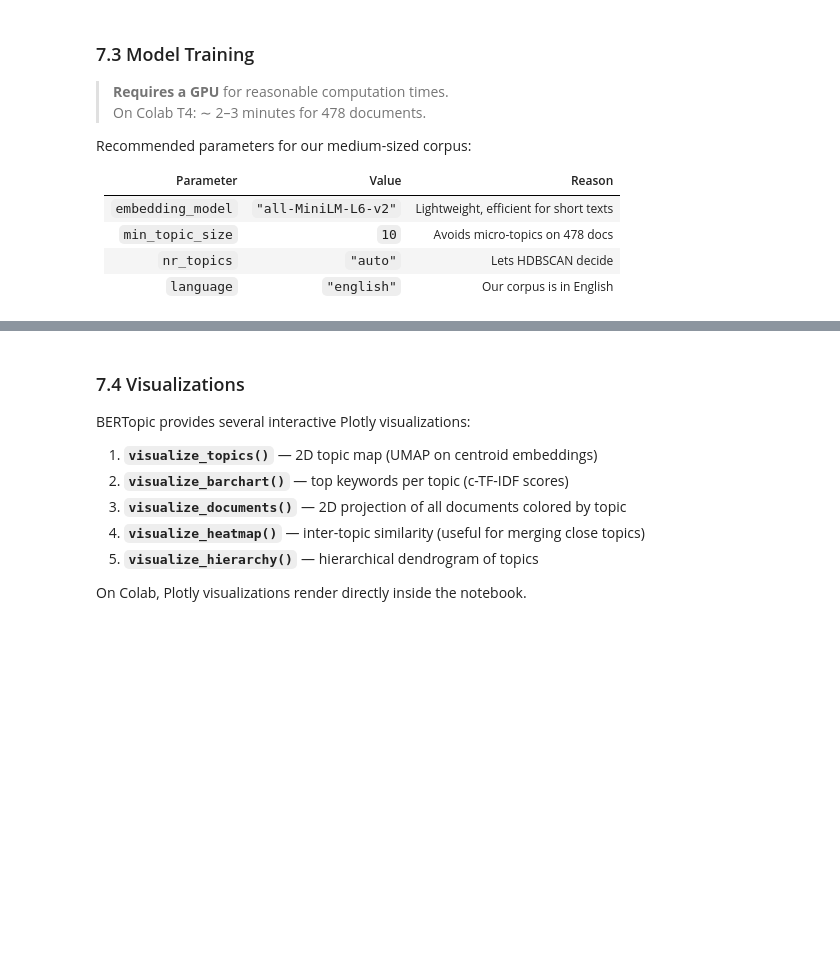
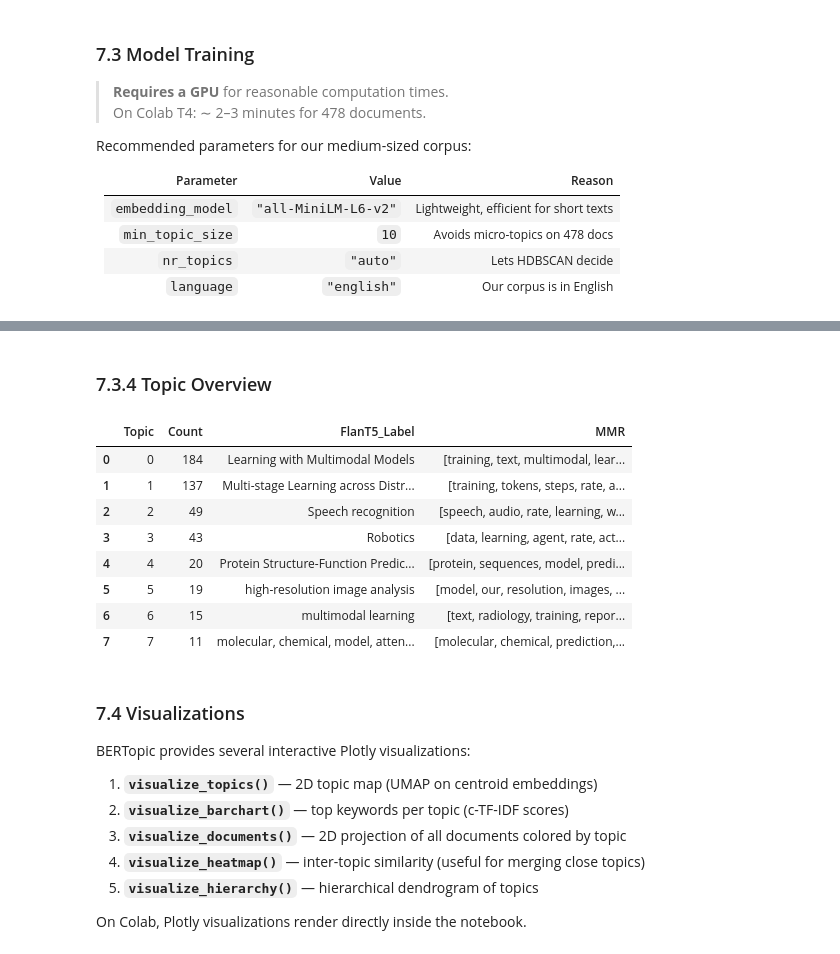
Before and after one commit to Idir6380/TER_GENERATOR, a Jupyter notebook: analysis_improved.ipynb, the cells around one changed output, grey strips where cells are left out. Drawn from its saved outputs; the diff is of its cells as text; code cells hidden in the pictures; blank space fills up the shorter version.

Commit message:
add BERTopic topic modeling section with Flan-T5 labels and visualizations

```diff
--- a/analysis_improved.ipynb
+++ b/analysis_improved.ipynb
@@ -714,6 +912,7 @@ print("Saved.")
 # %% [markdown]
 ### 6.7 Reload After Fix
 # %%
-with open("data/all_articles.json", "r", encoding="utf-8") as f:
+full_articles_path = os.path.join(REPO_ROOT, DATA_DIR, "all_articles.json")
+with open(full_articles_path, "r", encoding="utf-8") as f:
     all_articles = json.load(f)
 print(f"Reloaded: {len(all_articles)} articles")
@@ -899,0 +1179,20 @@ Recommended parameters for our medium-sized corpus:
+# %%
+from bertopic import BERTopic
+
+representation_models = {
+    "KeyBERT": keybert,
+    "MMR":     mmr
+}
+
+topic_model = BERTopic(
+    embedding_model="all-MiniLM-L6-v2",
+    min_topic_size=10,
+    language="english",
+    representation_model=representation_models,
+    verbose=True
+)
+
+topics, probs = topic_model.fit_transform(docs)
+
+print(f"\n{len(set(topics))} topics found")
+print(f"Outliers (topic -1): {topics.count(-1)} documents")
@@ -899,0 +1212,14 @@ Recommended parameters for our medium-sized corpus:
+# %%
+labels = {}
+for topic_id in topic_model.get_topic_info()["Topic"]:
+    if topic_id == -1:
+        labels[topic_id] = "Outliers"
+        continue
+    topic_representations = topic_model.topic_representations_
+    mmr_keywords = topic_model.topic_aspects_["MMR"][topic_id]
+    kw_str = ", ".join([w for w, _ in mmr_keywords[:8]])
+
+    rep_docs = topic_model.get_representative_docs(topic_id)
+    label    = generate_label(kw_str, rep_docs)
+    labels[topic_id] = label
+    print(f"Topic {topic_id} → {label}")
@@ -900,3 +1235,21 @@ Recommended parameters for our medium-sized corpus:
+# %% [markdown]
+### 7.3.4 Topic Overview
+# %%
+import pandas as pd
+
+info = topic_model.get_topic_info()
+info["FlanT5_Label"] = info["Topic"].map(labels)
+info[["Topic", "Count", "FlanT5_Label", "MMR"]]
+# %% [output]
+|  | Topic | Count | FlanT5_Label | MMR |
+| 0 | 0 | 184 | Learning with Multimodal Models | [training, text, multimodal, lear... |
+| 1 | 1 | 137 | Multi-stage Learning across Distr... | [training, tokens, steps, rate, a... |
+| 2 | 2 | 49 | Speech recognition | [speech, audio, rate, learning, w... |
+| 3 | 3 | 43 | Robotics | [data, learning, agent, rate, act... |
+| 4 | 4 | 20 | Protein Structure-Function Predic... | [protein, sequences, model, predi... |
+| 5 | 5 | 19 | high-resolution image analysis | [model, our, resolution, images, ... |
+| 6 | 6 | 15 | multimodal learning | [text, radiology, training, repor... |
+| 7 | 7 | 11 | molecular, chemical, model, atten... | [molecular, chemical, prediction,... |
 # %% [markdown]
 ### 7.4 Visualizations
 
```
Also changed, not shown: parts of 62 cells of this notebook.
